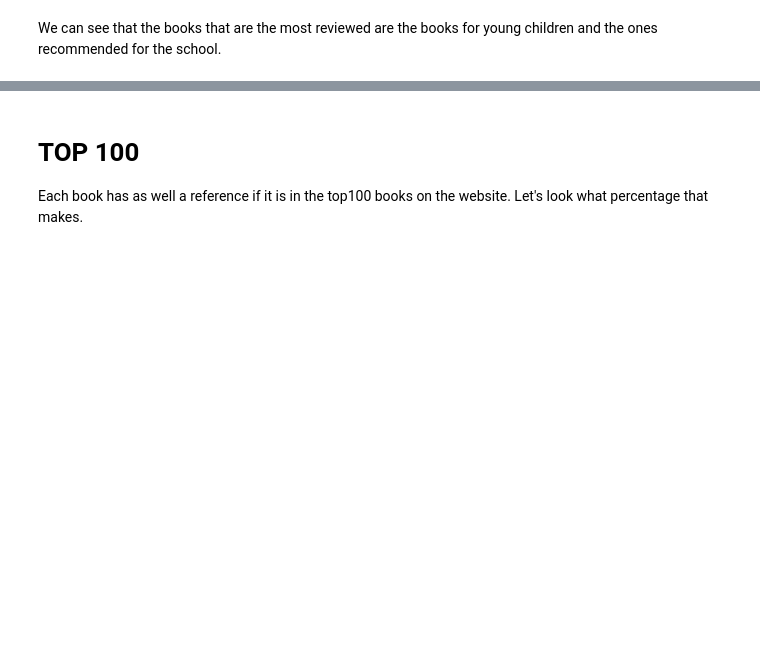
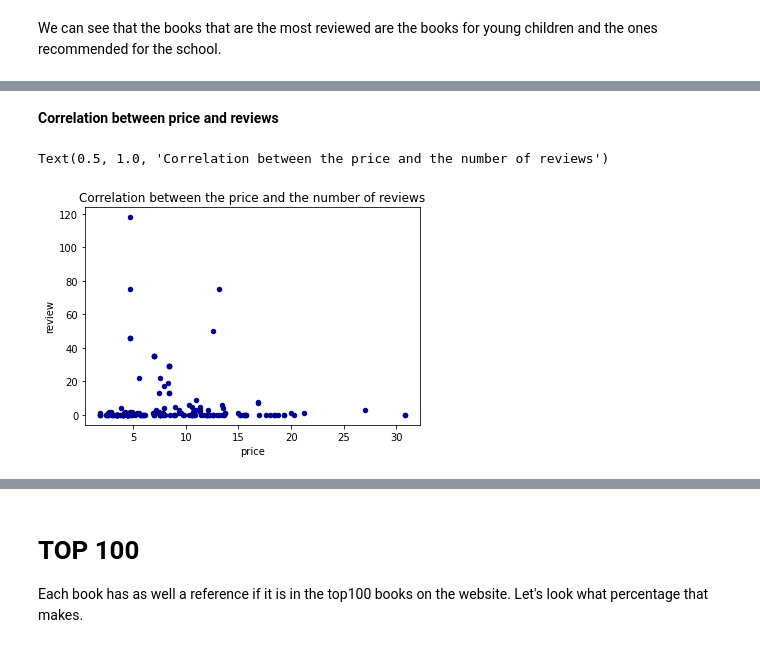
Before and after one commit to StMaCre/DS_youth_literature_lithuania, a Jupyter notebook: Scrapping_youth_literature.ipynb, the cells around one changed output, grey strips where cells are left out. Cells and saved outputs as stored; diff of their text form; code cells hidden in the pictures; blank space fills up the shorter version.

```diff
--- a/Scrapping_youth_literature.ipynb
+++ b/Scrapping_youth_literature.ipynb
@@ -136,0 +195,9 @@ We can see that the books that are the most reviewed are the books for young chi
+# %% [markdown]
+**Correlation between price and reviews**
+# %%
+df_lithuania_no_outliers = df_lithuania.drop([73])
+df_lithuania_no_outliers.plot.scatter(x="price", y="review", c="DarkBlue")
+plt.title("Correlation between the price and the number of reviews")
+# %% [output]
+Text(0.5, 1.0, 'Correlation between the price and the number of reviews')
+[figure, added]
```
Also changed, not shown: parts of 30 cells of this notebook.
